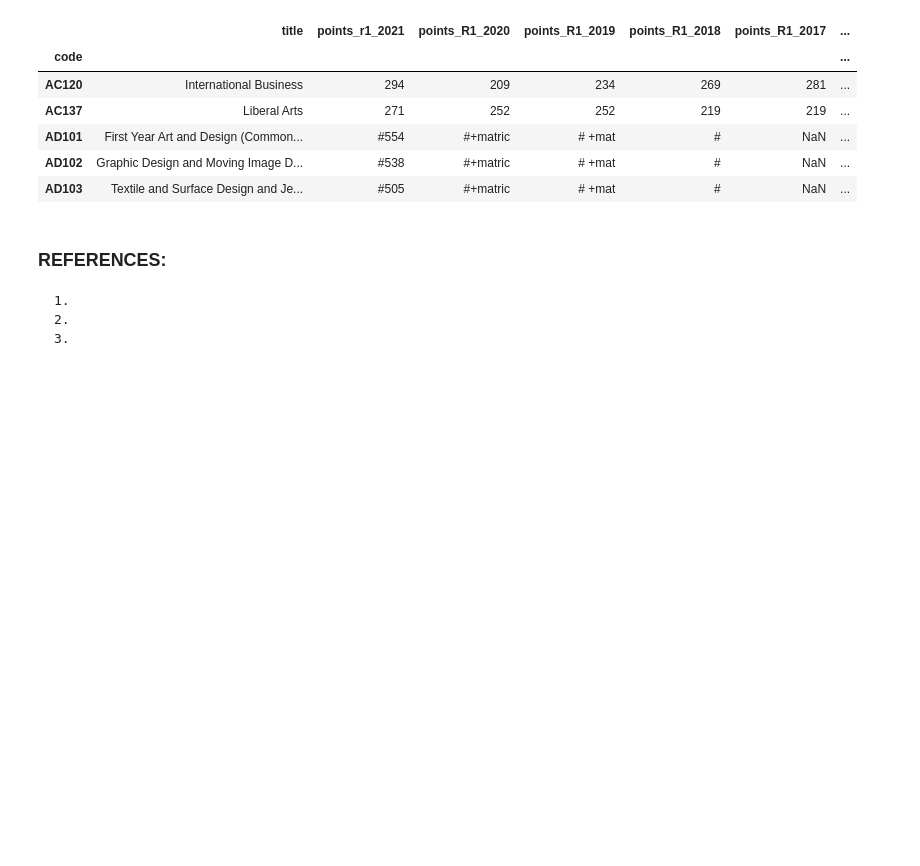
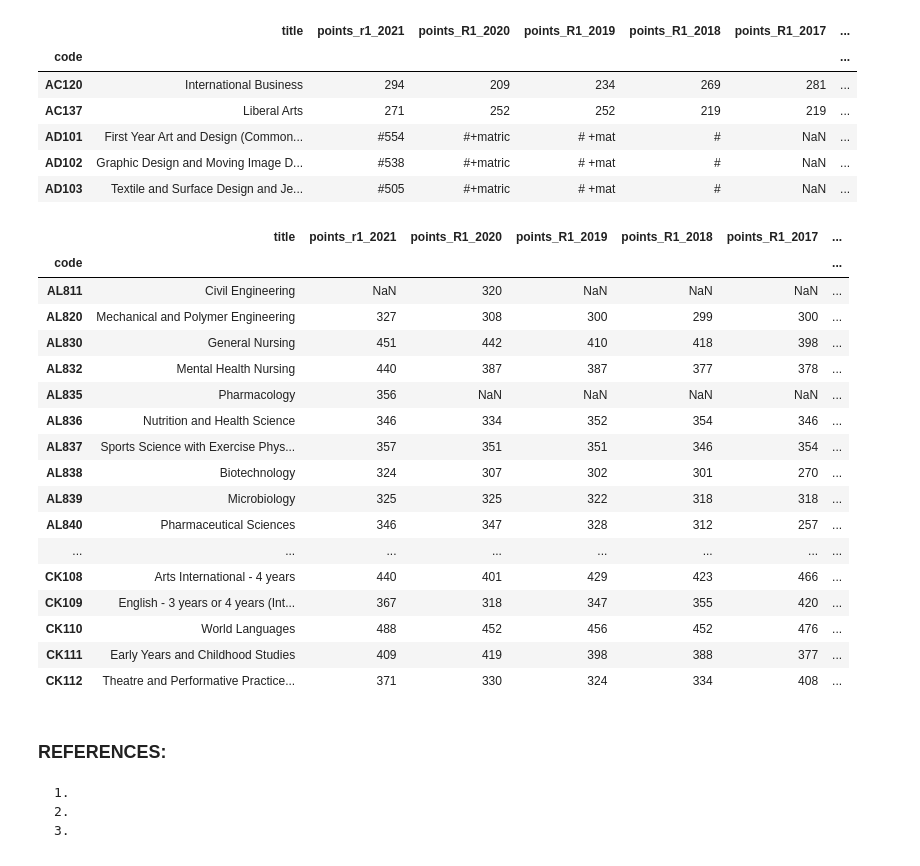
Before and after one commit to DracoNibilis/CAO_Points_Analysis, a Jupyter notebook: cao.ipynb, the cells around one changed output. Cells and saved outputs as stored; diff of their text form; code cells hidden in the pictures; blank space fills up the shorter version.

Commit message:
cleaning data

```diff
--- a/cao.ipynb
+++ b/cao.ipynb
@@ -1047,6 +1047,31 @@ allcourses.head()
 | AD101 | First Year Art and Design (Common... | #554 | #+matric | # +mat | # | NaN | ... |
 | AD102 | Graphic Design and Moving Image D... | #538 | #+matric | # +mat | # | NaN | ... |
 | AD103 | Textile and Surface Design and Je... | #505 | #+matric | # +mat | # | NaN | ... |
+# %%
+# replacing unwanted symbols with data "*" and "#"
+# using replace on whole dataset
+allcourses=allcourses.replace(['\*', '\#'],'',regex=True)
+# checking random lines
+allcourses.iloc[50:100]
+# %% [output]
+|  | title | points_r1_2021 | points_R1_2020 | points_R1_2019 | points_R1_2018 | points_R1_2017 | ... |
+| code |  |  |  |  |  |  | ... |
+| AL811 | Civil Engineering | NaN | 320 | NaN | NaN | NaN | ... |
+| AL820 | Mechanical and Polymer Engineering | 327 | 308 | 300 | 299 | 300 | ... |
+| AL830 | General Nursing | 451 | 442 | 410 | 418 | 398 | ... |
+| AL832 | Mental Health Nursing | 440 | 387 | 387 | 377 | 378 | ... |
+| AL835 | Pharmacology | 356 | NaN | NaN | NaN | NaN | ... |
+| AL836 | Nutrition and Health Science | 346 | 334 | 352 | 354 | 346 | ... |
+| AL837 | Sports Science with Exercise Phys... | 357 | 351 | 351 | 346 | 354 | ... |
+| AL838 | Biotechnology | 324 | 307 | 302 | 301 | 270 | ... |
+| AL839 | Microbiology | 325 | 325 | 322 | 318 | 318 | ... |
+| AL840 | Pharmaceutical Sciences | 346 | 347 | 328 | 312 | 257 | ... |
+| ... | ... | ... | ... | ... | ... | ... | ... |
+| CK108 | Arts International - 4 years | 440 | 401 | 429 | 423 | 466 | ... |
+| CK109 | English - 3 years or 4 years (Int... | 367 | 318 | 347 | 355 | 420 | ... |
+| CK110 | World Languages | 488 | 452 | 456 | 452 | 476 | ... |
+| CK111 | Early Years and Childhood Studies | 409 | 419 | 398 | 388 | 377 | ... |
+| CK112 | Theatre and Performative Practice... | 371 | 330 | 324 | 334 | 408 | ... |
 # %% [markdown]
 ### REFERENCES:
     1.
```
Also changed, not shown: parts of 1 cell of this notebook.
